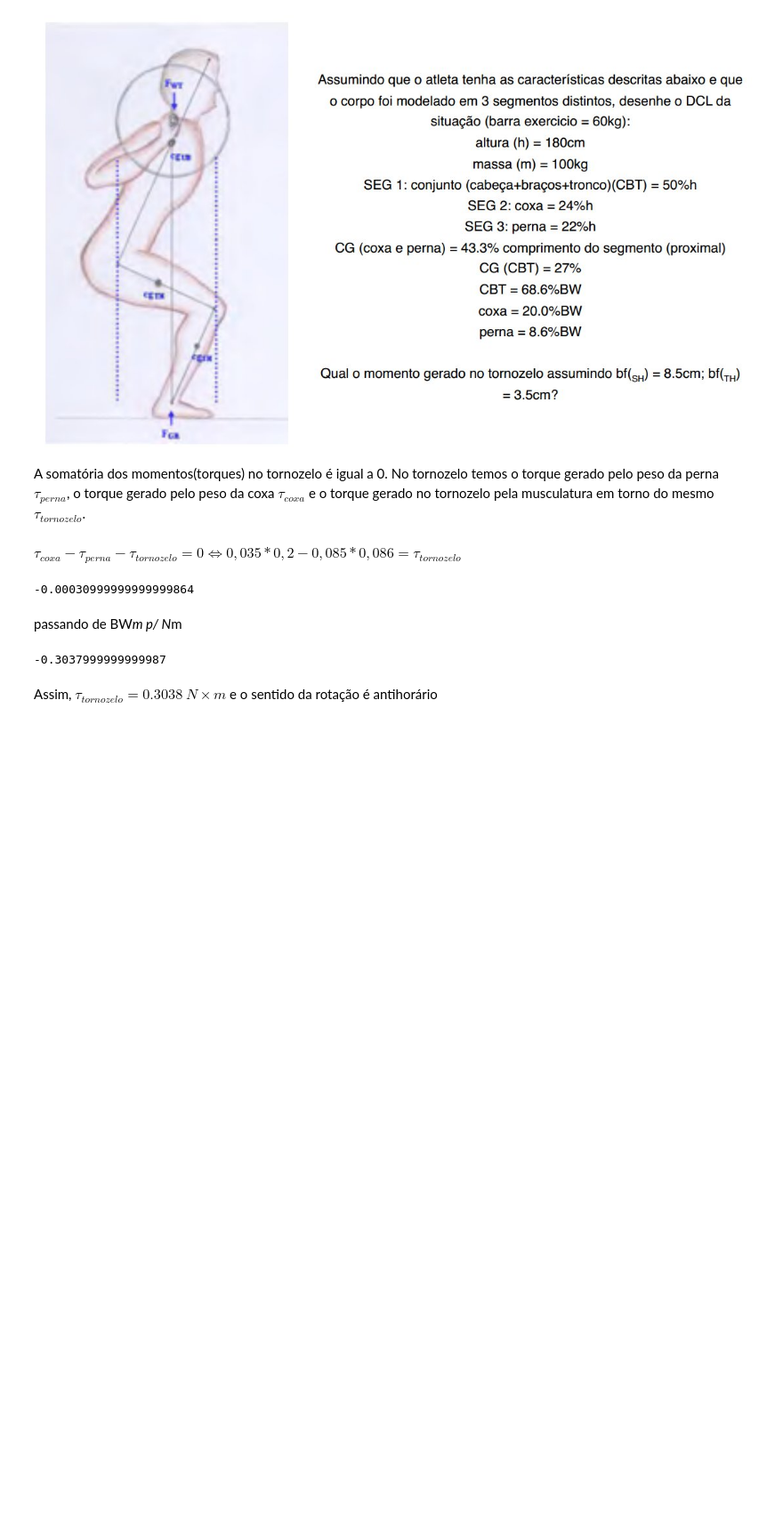
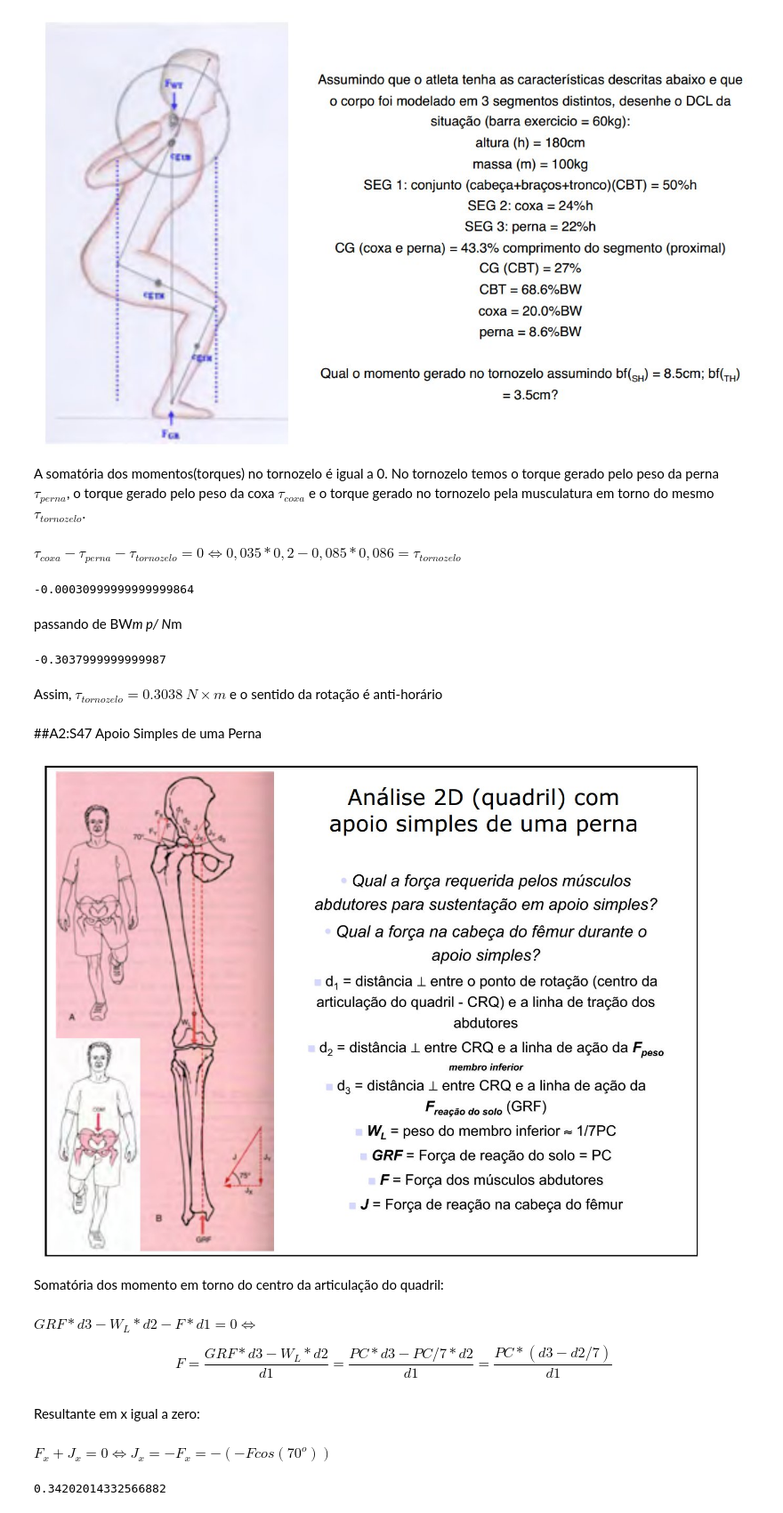
Before and after one commit to ojon/Exercicios_Biomecanica, a Jupyter notebook: ExerciciosEstatica.ipynb, the cells around one changed output. Shown: that part at 89% size. Cells and saved outputs as stored; diff of their text form; code cells hidden in the pictures; blank space fills up the shorter version.

Commit message:
A2S47_apoioSimples

```diff
--- a/ExerciciosEstatica.ipynb
+++ b/ExerciciosEstatica.ipynb
@@ -120,4 +120,26 @@ passando de BW*m p/ N*m
 # %% [output]
 -0.3037999999999987
 # %% [markdown]
-Assim, $\tau_{tornozelo}= 0.3038$ $N \times m$ e o sentido da rotação é antihorário
+Assim, $\tau_{tornozelo}= 0.3038$ $N \times m$ e o sentido da rotação é anti-horário
+# %% [markdown]
+##A2:S47 Apoio Simples de uma Perna
+# %%
+A2S47img = Image(filename='A2S47.jpeg')
+# %%
+A2S47img
+# %% [output]
+[figure, added]
+# %% [markdown]
+Somatória dos momento em torno do centro da articulação do quadril:
+# %% [markdown]
+$GRF * d3 - W_L * d2 - F *d1 = 0 \Longleftrightarrow$
+
+ $$F = \frac{GRF * d3 - W_L *d2 }{d1} = \frac{PC * d3 - PC/7 *d2 }{d1} = \frac{PC * (d3 - d2/7) }{d1}$$
+# %% [markdown]
+Resultante em x igual a zero:
+# %% [markdown]
+$F_x + J_x = 0 \Longleftrightarrow  J_x = - F_x = - ( -F cos(70^o)) $
+# %%
+np.cos(np.deg2rad(70))
+# %% [output]
+0.34202014332566882
```
Also changed, not shown: parts of 7 cells of this notebook.
